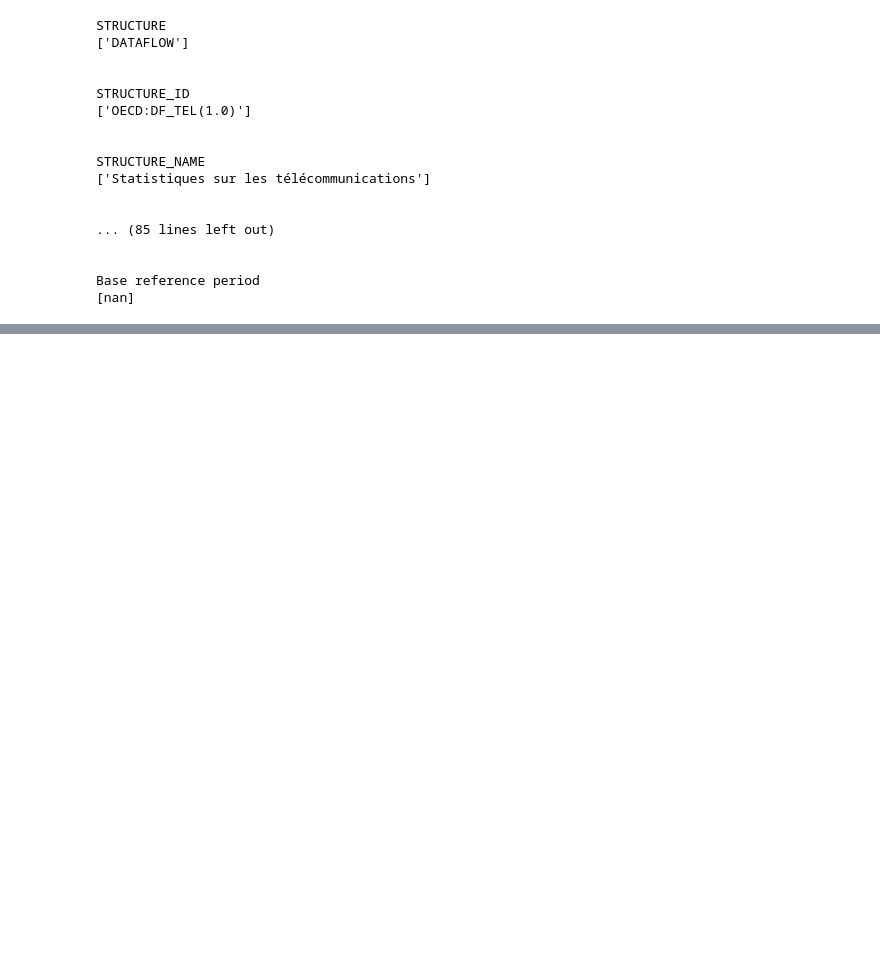
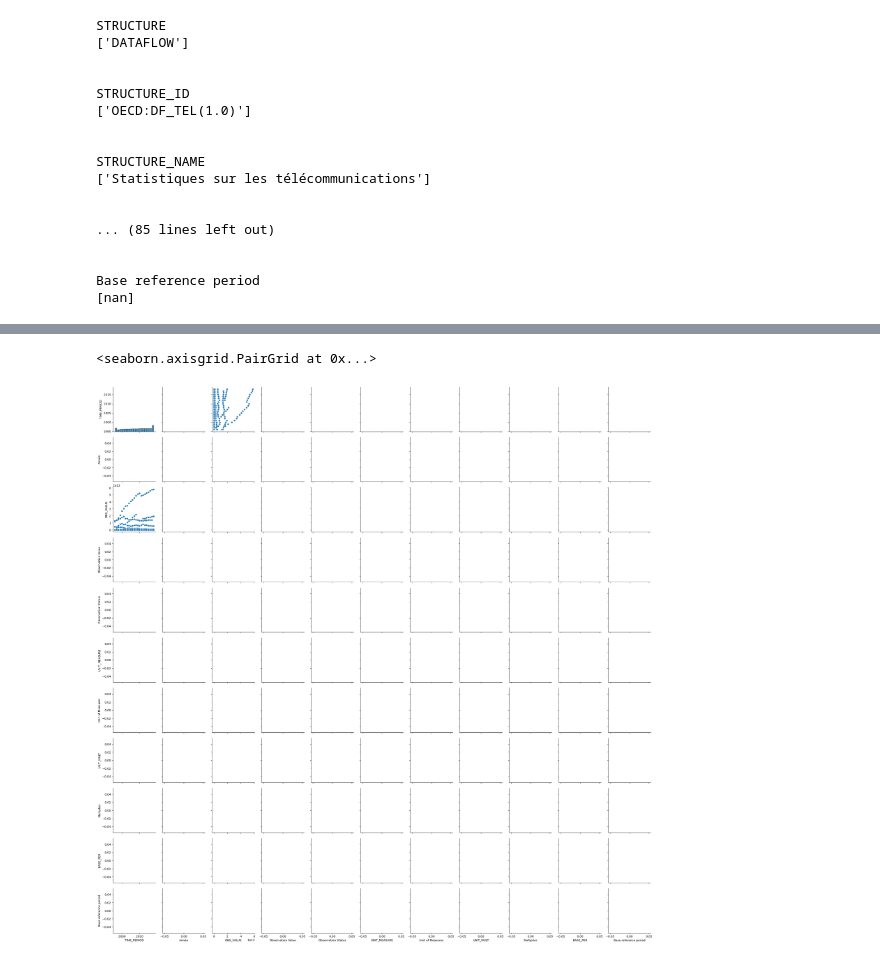
Before and after one commit to Said78z/projet_telecom, a Jupyter notebook: projet_telecom.ipynb, the cells around one changed output, grey strips where cells are left out. Saved outputs shown, nothing was run; the diff lists cells and outputs as text; code cells hidden in the pictures; blank space fills up the shorter version.

```diff
--- a/projet_telecom.ipynb
+++ b/projet_telecom.ipynb
@@ -72,6 +59,6 @@ Base reference period
 # %%
 #suppression des colonnes inutiles :
 
-df.drop(columns=["STRUCTURE","STRUCTURE_ID","STRUCTURE_NAME","ACTION","Année","Observation Value","OBS_STATUS",
+df = df.drop(columns=["STRUCTURE","STRUCTURE_ID","STRUCTURE_NAME","ACTION","Année","Observation Value","OBS_STATUS",
                  "Observation Status","UNIT_MEASURE","Unit of Measures","UNIT_MULT","Multiplier","BASE_PER",
-                 "Base reference period"])
+                 "Base reference period","Pays","Série"])
@@ -91,0 +83,8 @@ df.drop(columns=["STRUCTURE","STRUCTURE_ID","STRUCTURE_NAME","ACTION","Année","
+# %%
+#analyse 2:
+import seaborn as sns
+
+sns.pairplot(df)
+# %% [output]
+<seaborn.axisgrid.PairGrid at 0x...>
+[figure, added]
```
Also changed, not shown: parts of 3 cells of this notebook.
